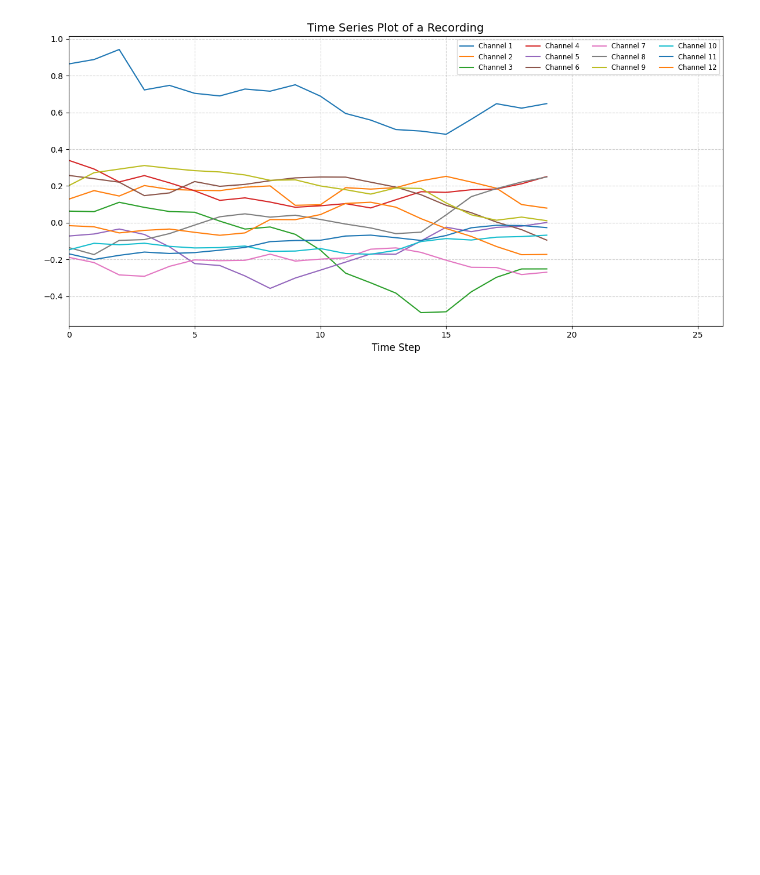
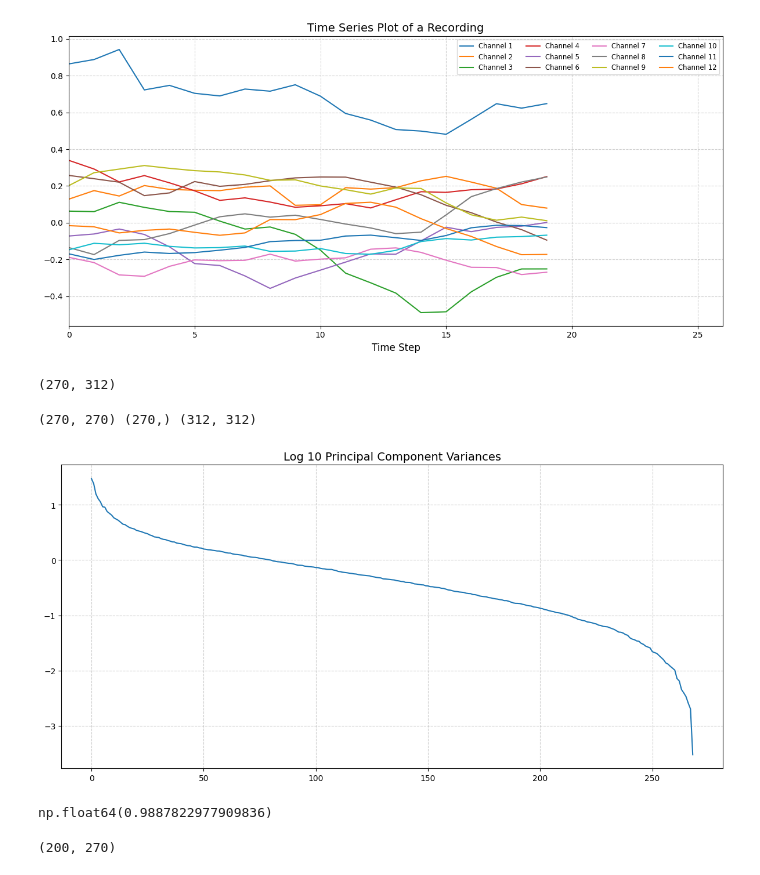
Before and after one commit to MaDoJo/AML_Group13, a Jupyter notebook: pipeline.ipynb, the cells around one changed output. Cells and saved outputs as stored; diff of their text form; code cells hidden in the pictures; blank space fills up the shorter version.

Commit message:
visualized variance of Principal components

```diff
--- a/pipeline.ipynb
+++ b/pipeline.ipynb
@@ -46,3 +46,28 @@ visualize_data_point(train_data[0])
 # %% [output]
 [figure]
 [figure]
+# %%
+flattend_data = np.array([train_data[idx].flatten() for idx in range(train_data.shape[0])])
+flattend_data.shape
+# %% [output]
+(270, 312)
+# %%
+U, S, Vh = np.linalg.svd(flattend_data)
+print(U.shape, S.shape, Vh.shape)
+# %% [output]
+(270, 270) (270,) (312, 312)
+# %%
+visualize_PC_variance(S[:-1], log=True)
+# %% [output]
+[figure, added]
+# %%
+cutoff = 200
+preserved_variance = sum(S[:cutoff]) / sum (S)
+preserved_variance
+# %% [output]
+np.float64(0.9887822977909836)
+# %%
+U_reduced = U[:cutoff]
+U_reduced.shape
+# %% [output]
+(200, 270)
```
Also changed, not shown: parts of 2 cells of this notebook, 1 other file.
